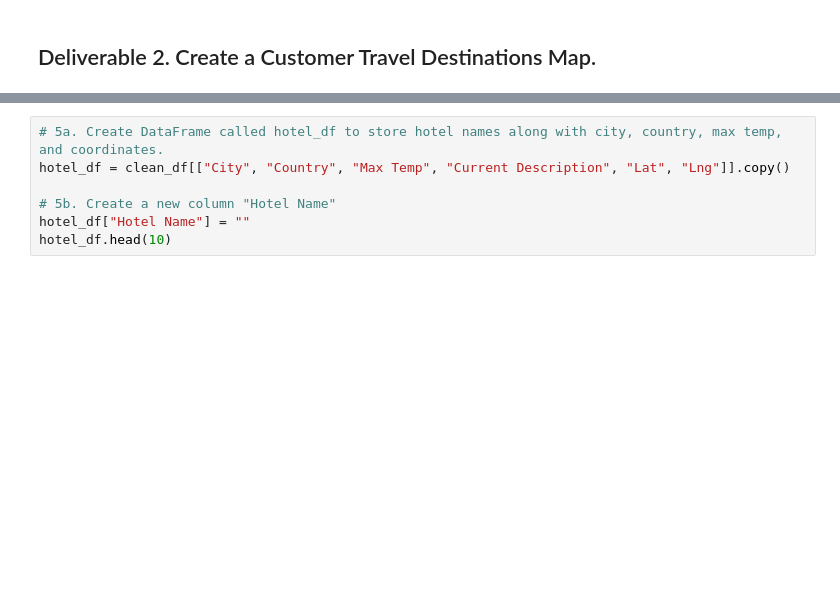
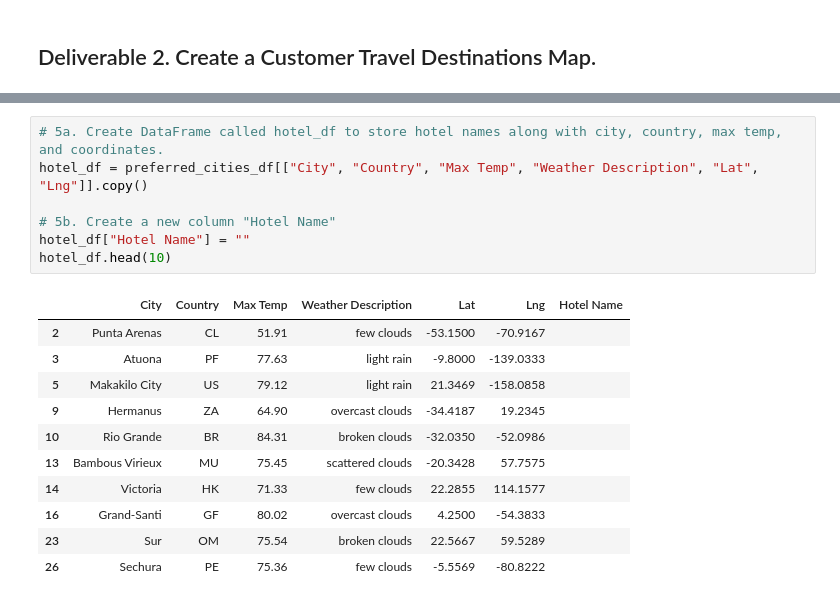
Before and after one commit to chkCreate/World_Weather_Analysis, a Jupyter notebook: Vacation_Search/Vacation_Search.ipynb, the cells around one changed output, grey strips where cells are left out. Cells and saved outputs as stored; diff of their text form; blank space fills up the shorter version.

```diff
--- a/Vacation_Search/Vacation_Search.ipynb
+++ b/Vacation_Search/Vacation_Search.ipynb
@@ -39,10 +86,22 @@ preferred_cities_df.count()
 # %%
 # 5a. Create DataFrame called hotel_df to store hotel names along with city, country, max temp, and coordinates.
-hotel_df = clean_df[["City", "Country", "Max Temp", "Current Description", "Lat", "Lng"]].copy()
+hotel_df = preferred_cities_df[["City", "Country", "Max Temp", "Weather Description", "Lat", "Lng"]].copy()
 
 # 5b. Create a new column "Hotel Name"
 hotel_df["Hotel Name"] = ""
 hotel_df.head(10)
+# %% [output]
+|  | City | Country | Max Temp | Weather Description | Lat | Lng | Hotel Name |
+| 2 | Punta Arenas | CL | 51.91 | few clouds | -53.1500 | -70.9167 |  |
+| 3 | Atuona | PF | 77.63 | light rain | -9.8000 | -139.0333 |  |
+| 5 | Makakilo City | US | 79.12 | light rain | 21.3469 | -158.0858 |  |
+| 9 | Hermanus | ZA | 64.90 | overcast clouds | -34.4187 | 19.2345 |  |
+| 10 | Rio Grande | BR | 84.31 | broken clouds | -32.0350 | -52.0986 |  |
+| 13 | Bambous Virieux | MU | 75.45 | scattered clouds | -20.3428 | 57.7575 |  |
+| 14 | Victoria | HK | 71.33 | few clouds | 22.2855 | 114.1577 |  |
+| 16 | Grand-Santi | GF | 80.02 | overcast clouds | 4.2500 | -54.3833 |  |
+| 23 | Sur | OM | 75.54 | broken clouds | 22.5667 | 59.5289 |  |
+| 26 | Sechura | PE | 75.36 | few clouds | -5.5569 | -80.8222 |  |
 # %%
 # 6a. Set parameters to search for hotels with 5000 meters.
 params = {
```
Also changed, not shown: parts of 11 cells of this notebook, 2 other files.
